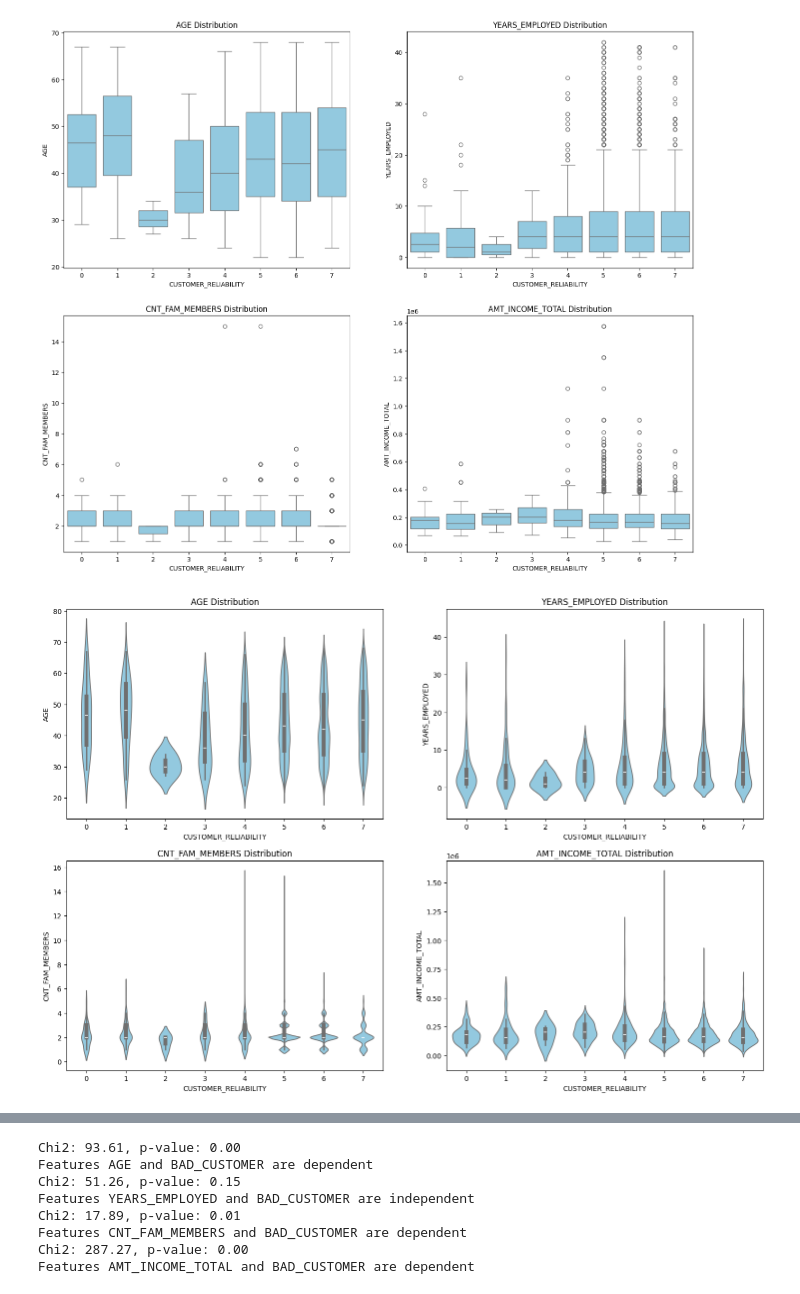
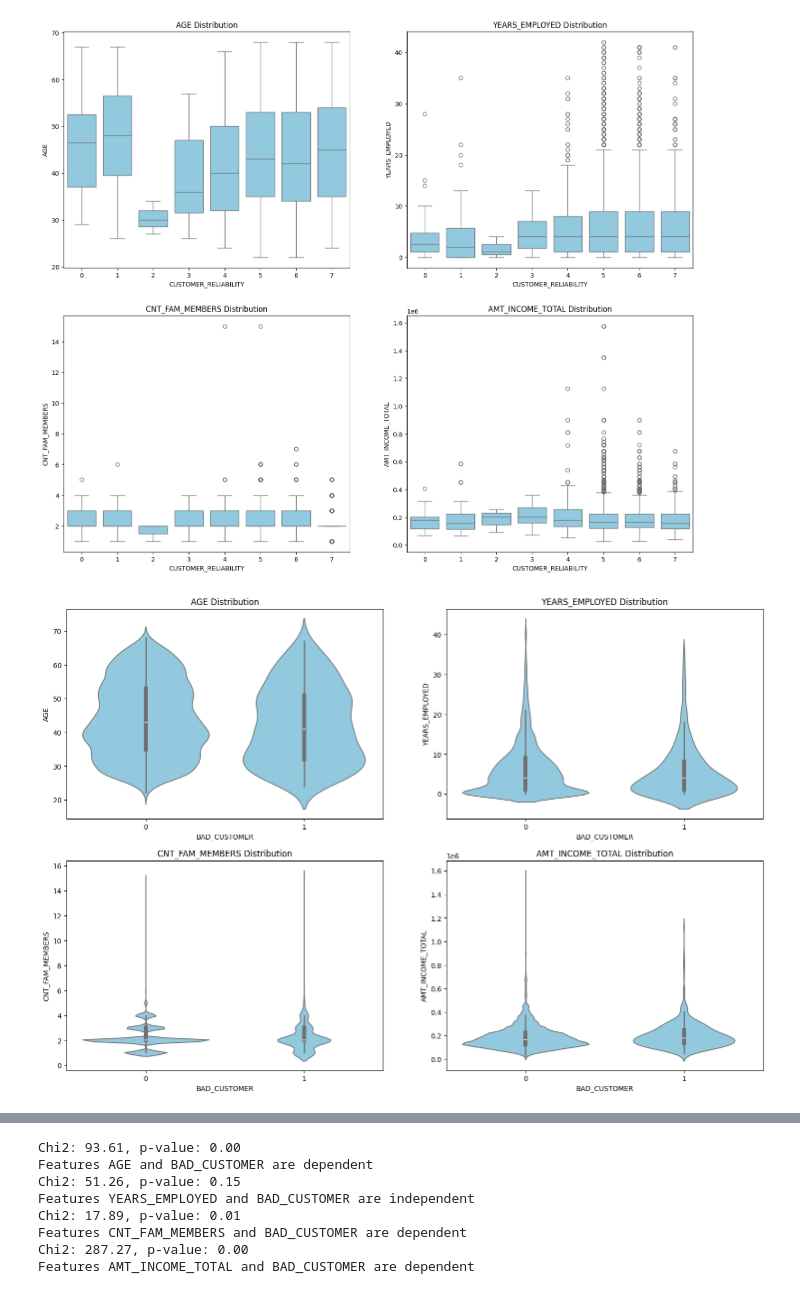
Before and after one commit to EnricoMiche1210760/prediction-of-creditworthiness-for-credit-card-issuance, a Jupyter notebook: src/main.ipynb, the cells around one changed output, grey strips where cells are left out. Cells and saved outputs as stored; diff of their text form; code cells hidden in the pictures.

```diff
--- a/src/main.ipynb
+++ b/src/main.ipynb
@@ -477,17 +477,18 @@ plt.show()
 subplot = 0
 axes = []
 fig, axes = plt.subplots(3,2, figsize=(22, 22))
+labels = ("Good user", "Bad user")
+x = np.arange(len(labels))
 for column in columns_of_interest:
     cross_tab = pd.crosstab(approved_applications['BAD_CUSTOMER'], approved_applications[column])
     cross_tab = cross_tab.div(cross_tab.sum(axis=1), axis=0)
     cross_tab_plot = cross_tab.plot(kind='bar', stacked=True, width=0.9, ax=axes[int(subplot/2)][subplot%2], colormap='Pastel1')
     axes[int(subplot/2)][subplot%2].legend(title=column, bbox_to_anchor=(0.9, 1), loc='upper left')
     show_percentage(cross_tab_plot, cross_tab)
-    ax.set_xticks([0:"Good user", 1:"Bad user"])
+    axes[int(subplot/2)][subplot%2].set_xticks(x, labels, rotation='horizontal')
     plt.xlabel('Reliability Score')
     plt.ylabel('Percentage')
     axes[int(subplot/2)][subplot%2].set_title(column + ' Distribution')
     subplot += 1
-#axes[-1, -1].axis('off')
 plt.show()
 # %% [output]
@@ -525,7 +533,7 @@ plt.show()
 # %%
 fig, axes = plt.subplots(2, 2, figsize=(18, 12))
 for i, column in enumerate(numerical_columns):
-    sns.violinplot(x='CUSTOMER_RELIABILITY', y=column, data=approved_applications, ax=axes[int(i/2)][i%2], color='skyblue')
+    sns.violinplot(x='BAD_CUSTOMER', y=column, data=approved_applications, ax=axes[int(i/2)][i%2], color='skyblue')
     axes[int(i/2)][i%2].set_title(column + ' Distribution')
 # %% [output]
-[figure, old version]
+[figure, new version]
```
Also changed, not shown: parts of 8 cells of this notebook.
